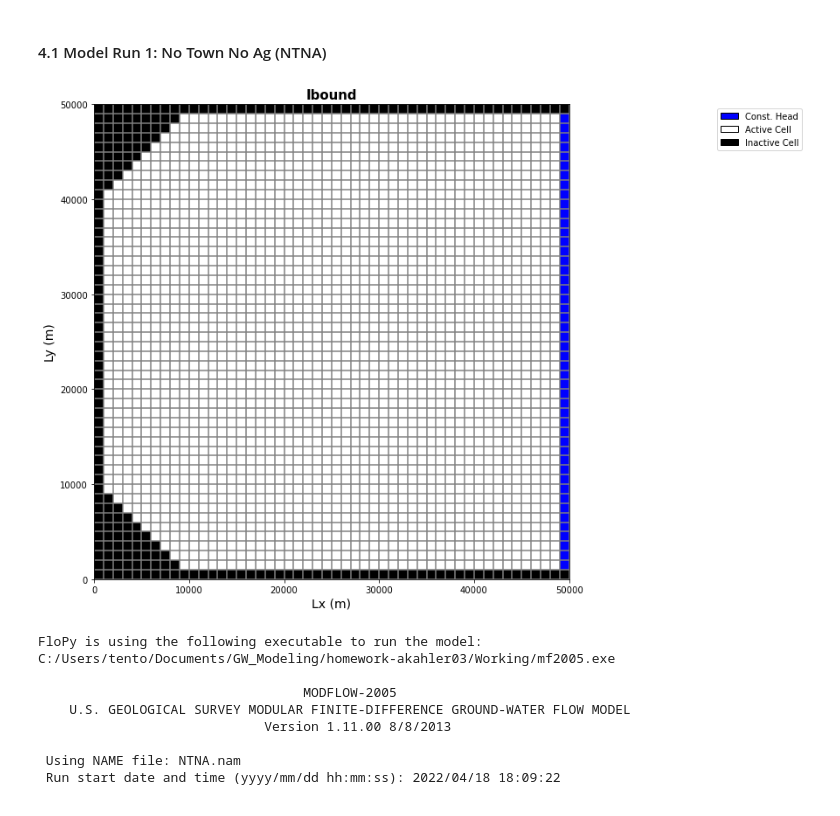
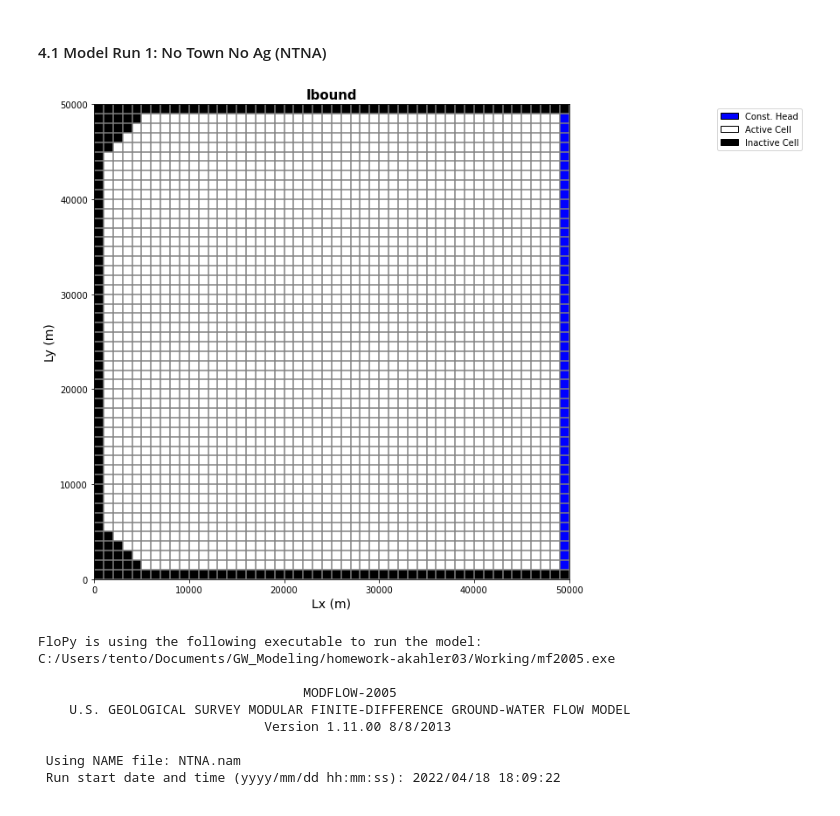
Before and after one commit to GW-modelling-Spring2022/homework-akahler03, a Jupyter notebook: Working/HW12_WatershedModel/HW12_restart_HW10.ipynb, the cells around one changed output. Drawn from its saved outputs; the diff is of its cells as text; code cells hidden in the pictures.

Commit message:
ibound loop

```diff
--- a/Working/HW12_WatershedModel/HW12_restart_HW10.ipynb
+++ b/Working/HW12_WatershedModel/HW12_restart_HW10.ipynb
@@ -164,66 +164,50 @@ ibound[:,:,0] = 0       #left boundary of no flow
 ibound[:,0,:] = 0       #top boundary of no flow
 ibound[:,-1,:] = 0      #bottom boundary of no flow
 
-#Bedrock Top Layer
-ibound[:,0:3,0:3] = 0  #top no flow
-ibound[:,0:3,3] = 0
-ibound[:,0:2,4] = 0
-ibound[:,0:1,5] = 0
-ibound[:,3,0:3] = 0
-ibound[:,4,0:2] = 0
-
-#Bedrock Middle Layer
-ibound[1,0:4,0:4] = 0  #middle no flow
-ibound[1,0:4,4] = 0
-ibound[1,0:3,5] = 0
-ibound[1,0:2,6] = 0
-ibound[1,0:1,7] = 0
-ibound[1,4,0:4] = 0
-ibound[1,5,0:3] = 0
-ibound[1,6,0:2] = 0
-
-#Bedrock Bottom Layer
-#upper left
-ibound[2,0:5,0:5] = 0  #bottom no flow
-ibound[2,0:5,5] = 0
-ibound[2,0:4,6] = 0
-ibound[2,0:3,7] = 0
-ibound[2,0:2,8] = 0
-ibound[2,5,0:5] = 0
-ibound[2,6,0:4] = 0
-ibound[2,7,0:3] = 0
-ibound[2,8,0:2] = 0
-#lower left
+#Bedrock: upper left and lower left of each layer
+#Top layer
+for i in range(0,6):
+    ibound[0, i, 0:6-i]=0
+for i in range(0,6):
+    ibound[0, 44+i, 0:1+i]=0
+#Middle Layer
+for i in range(0,8):
+    ibound[1, i, 0:8-i] = 0
+for i in range(0,8):
+    ibound[1,42+i, 0:1+i] = 0
+#Bottom Layer
+for i in range(0,10):
+    ibound[2, i, 0:10-i]=0
 for i in range(0,10):
     ibound[2, 40+i, 0:1+i]=0
 
 
 
 #setup initial heads as 1 everywhere except on the boundaries
 H_init = np.ones((nlay, nrow, ncol), dtype=np.float32)  #float array (i.e. decimal), sets all heads to 1.0
 H_init[:, :, :] = h_right    #initialize the entire domain to the right head value
 #H_init[:, :, 0] = h_left    #replace first (left) col with desired head value
 bas = flopy.modflow.ModflowBas(m1, ibound=ibound, strt=H_init)
 
 #Model Map
 #plot grid and ibound
 plt.figure(figsize = (10,10))
-modelmap = flopy.plot.PlotMapView(model=m1, layer=2)
+modelmap = flopy.plot.PlotMapView(model=m1, layer=0)
 grid = modelmap.plot_grid()
 ib = modelmap.plot_ibound()
 #add labels and legend
 plt.xlabel('Lx (m)',fontsize = 14)
 plt.ylabel('Ly (m)',fontsize = 14)
 plt.title('Ibound', fontsize = 15, fontweight = 'bold')
 #plt.rcParams["figure.figsize"] = (20,3)
 
 plt.legend(handles=[mp.patches.Patch(color='blue',label='Const. Head',ec='black'),
                    mp.patches.Patch(color='white',label='Active Cell',ec='black'),
                    mp.patches.Patch(color='black',label='Inactive Cell',ec='black')],
                    bbox_to_anchor=(1.5,1.0))
 plt.show(modelmap)
 # %% [output]
-[figure, old version]
+[figure, new version]
 # %%
 #Initialize the model
 modelname1 = "NTNA"    #No Town No Ag = steady state with no pumping from town well
```
